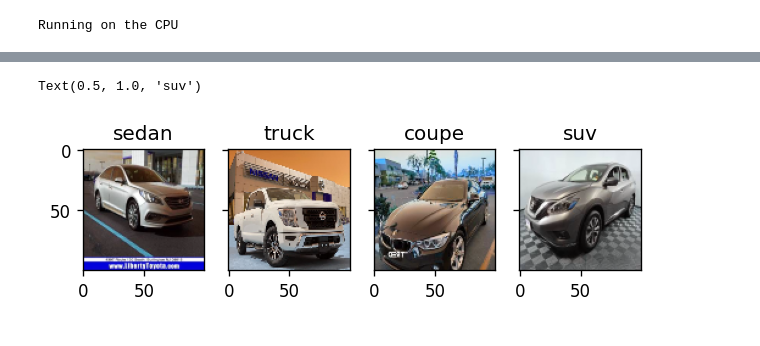
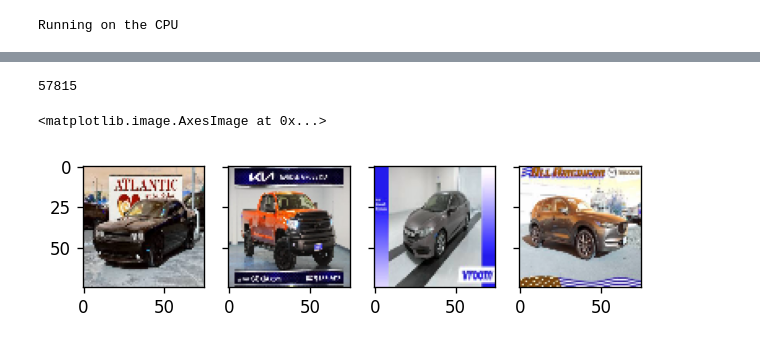
Before and after one commit to Oreolorun/Image-Recognition, a Jupyter notebook: CarTypeImageRegcognition.ipynb, the cells around one changed output, grey strips where cells are left out. Cells and saved outputs as stored; diff of their text form; code cells hidden in the pictures.

Commit message:
created dataset and dataloaders

```diff
--- a/CarTypeImageRegcognition.ipynb
+++ b/CarTypeImageRegcognition.ipynb
@@ -115,7 +80,9 @@ class LoadVehicleData():
 data = LoadVehicleData()
 
 #  creating dataset
-dataset = []
-dataset.append(data.create_dataset())
+data.create_dataset()
+
+#  loading dataset into object
+dataset = np.load('completely_loaded.npy', allow_pickle=True)
 # %% [output]
 gdrive/My Drive/Datasets/Car_Images/sedans
@@ -139,20 +98,18 @@ All done!
-# %%
-#  extracting list
-dataset = np.array(dataset[0], dtype=object)
+# %%
+#  checking dataset
+len(dataset)
+# %% [output]
+57815
 # %%
 #  Displaying random images
 figure, axes = plt.subplots(1,4, dpi=120, sharey=True)
 axes[0].imshow(dataset[2457][0])
-axes[0].set_title('sedan')
 axes[1].imshow(dataset[4756][0])
-axes[1].set_title('truck')
 axes[2].imshow(dataset[23967][0])
-axes[2].set_title('coupe')
-axes[3].imshow(dataset[23979][0])
-axes[3].set_title('suv')
+axes[3].imshow(dataset[13929][0])
 # %% [output]
-Text(0.5, 1.0, 'suv')
+<matplotlib.image.AxesImage at 0x...>
-[figure, old version]
+[figure, new version]
 # %%
 #  defining splitting function
 def train_val_split(dataset_to_split, val_pct):
```
Also changed, not shown: parts of 11 cells of this notebook.
